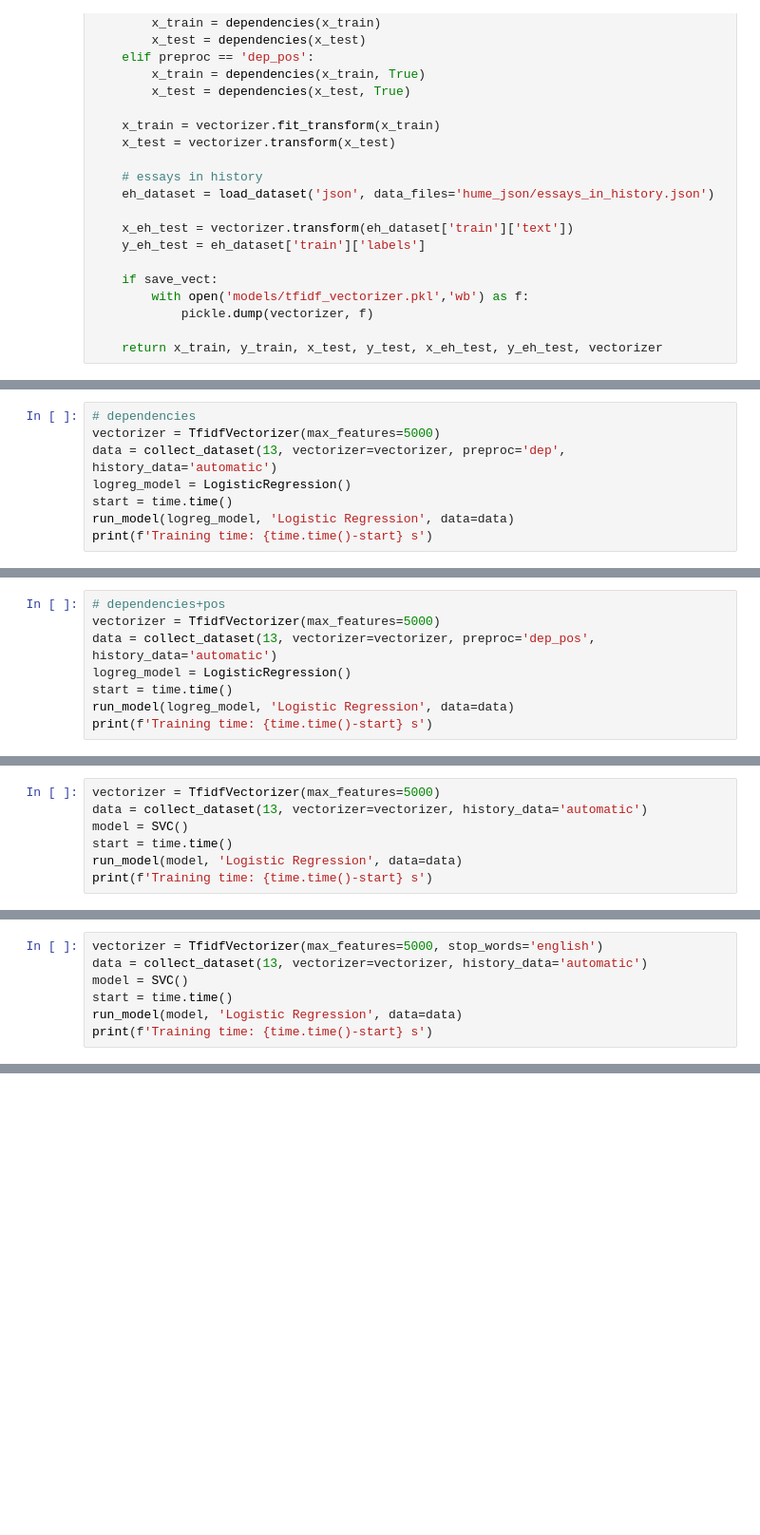
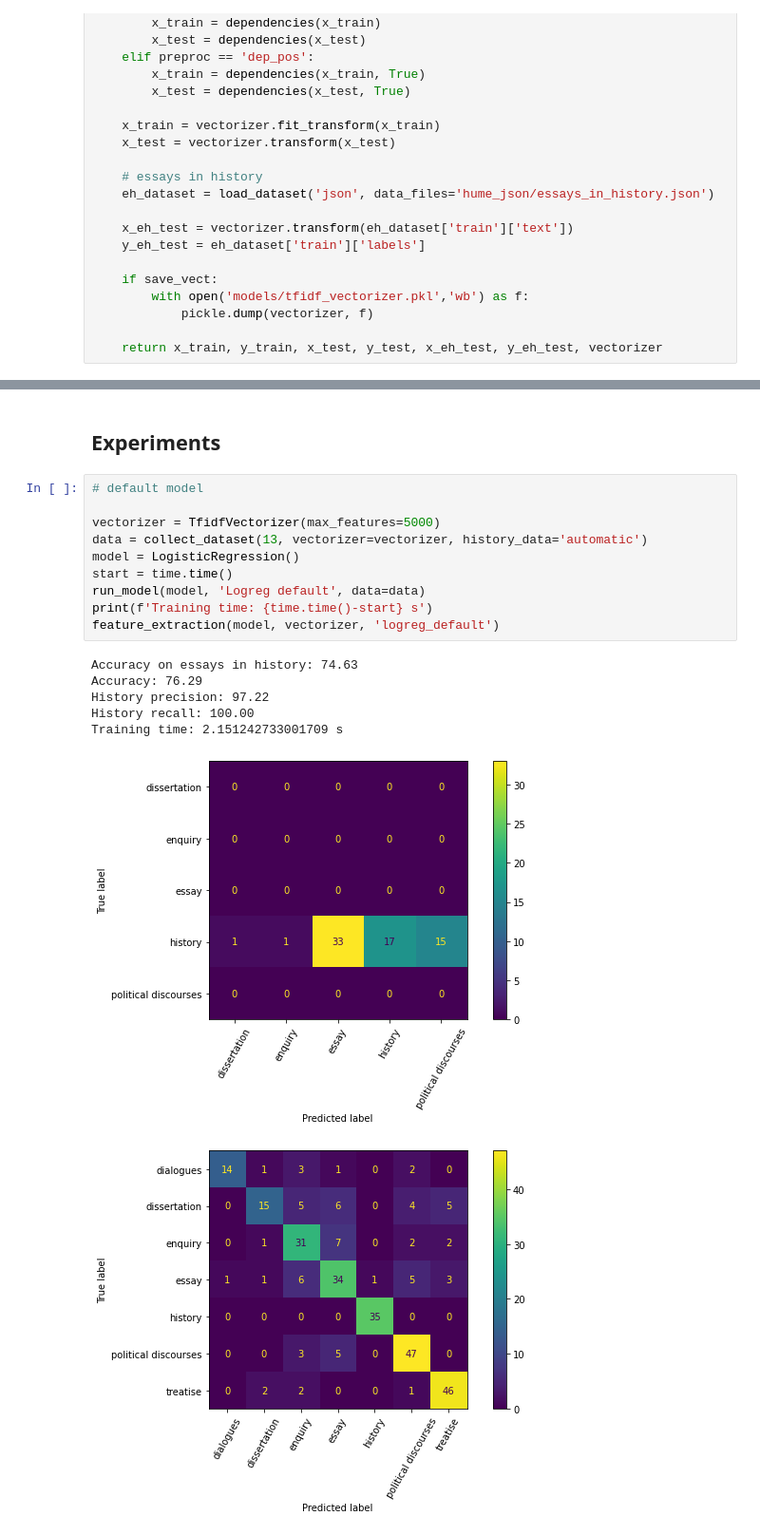
Before and after one commit to vbunt/hume-classifier, a Jupyter notebook: Classic ML further experiments.ipynb, the cells around one changed output, grey strips where cells are left out. Shown at 95% size. Drawn from its saved outputs; the diff is of its cells as text; blank space fills up the shorter version.

Commit message:
analysing essays

```diff
--- a/Classic ML further experiments.ipynb
+++ b/Classic ML further experiments.ipynb
@@ -514,8 +155,0 @@ Training time: 0.8208303451538086 s
-# %%
-# dependencies
-vectorizer = TfidfVectorizer(max_features=5000)
-data = collect_dataset(13, vectorizer=vectorizer, preproc='dep', history_data='automatic')
-logreg_model = LogisticRegression()
-start = time.time()
-run_model(logreg_model, 'Logistic Regression', data=data)
-print(f'Training time: {time.time()-start} s')
@@ -528,8 +155,0 @@ Training time: 0.1407315731048584 s
-# %%
-# dependencies+pos
-vectorizer = TfidfVectorizer(max_features=5000)
-data = collect_dataset(13, vectorizer=vectorizer, preproc='dep_pos', history_data='automatic')
-logreg_model = LogisticRegression()
-start = time.time()
-run_model(logreg_model, 'Logistic Regression', data=data)
-print(f'Training time: {time.time()-start} s')
@@ -634,7 +155,0 @@ from sklearn.svm import SVC, LinearSVC
-# %%
-vectorizer = TfidfVectorizer(max_features=5000)
-data = collect_dataset(13, vectorizer=vectorizer, history_data='automatic')
-model = SVC()
-start = time.time()
-run_model(model, 'Logistic Regression', data=data)
-print(f'Training time: {time.time()-start} s')
@@ -647,7 +155,0 @@ Training time: 5.881911754608154 s
-# %%
-vectorizer = TfidfVectorizer(max_features=5000, stop_words='english')
-data = collect_dataset(13, vectorizer=vectorizer, history_data='automatic')
-model = SVC()
-start = time.time()
-run_model(model, 'Logistic Regression', data=data)
-print(f'Training time: {time.time()-start} s')
@@ -659,0 +194,20 @@ Training time: 4.227257251739502 s
+# %% [markdown]
+## Experiments
+# %%
+# default model
+
+vectorizer = TfidfVectorizer(max_features=5000)
+data = collect_dataset(13, vectorizer=vectorizer, history_data='automatic')
+model = LogisticRegression()
+start = time.time()
+run_model(model, 'Logreg default', data=data)
+print(f'Training time: {time.time()-start} s')
+feature_extraction(model, vectorizer, 'logreg_default')
+# %% [output]
+Accuracy on essays in history: 74.63
+Accuracy: 76.29
+History precision: 97.22
+History recall: 100.00
+Training time: 2.151242733001709 s
+[figure, added]
+[figure, added]
```
Also changed, not shown: parts of 52 cells of this notebook, 15 other files.
